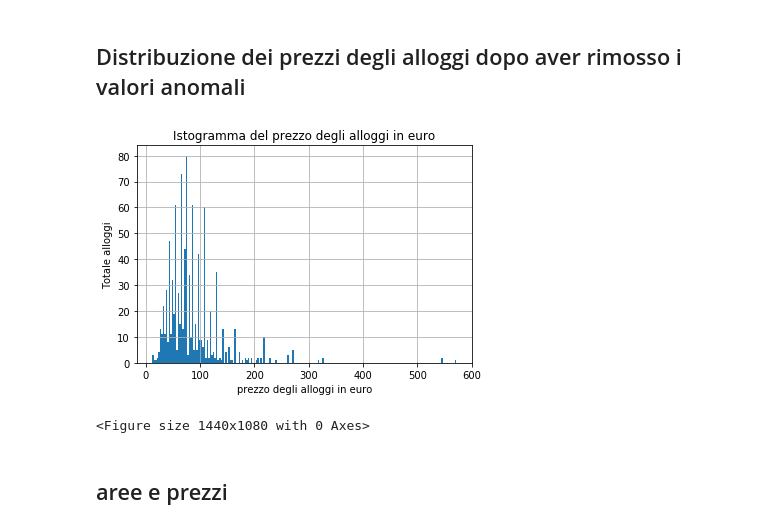
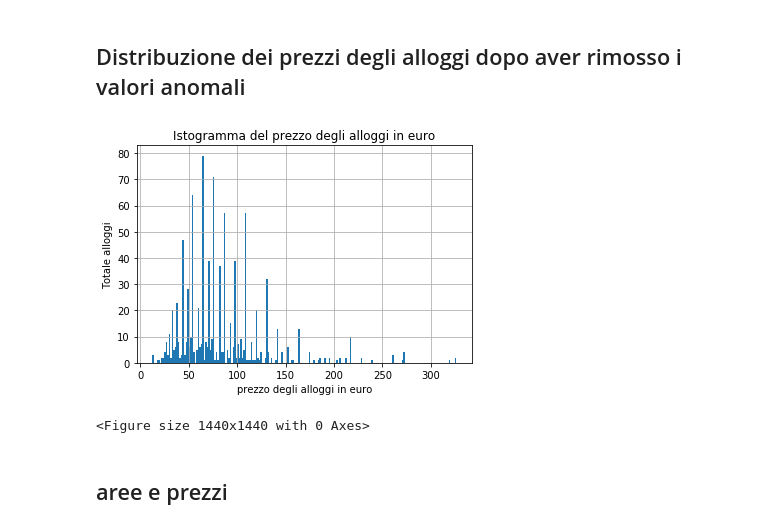
Before and after one commit to napo/airbnb_trentino2015, a Jupyter notebook: alloggi airbnb in trentino - anno 2015.ipynb, the cells around one changed output. Saved outputs shown, nothing was run; the diff lists cells and outputs as text; code cells hidden in the pictures.

```diff
--- a/alloggi airbnb in trentino - anno 2015.ipynb
+++ b/alloggi airbnb in trentino - anno 2015.ipynb
@@ -75 +99,9 @@ listings=listings[listings.name != 'Lana']
+# %%
+listings.smart_location = listings.smart_location.str.replace(", val di non ", '')
+# %%
+listings.smart_location = listings.smart_location.str.replace('daino (tn)', 'daino')
+# %%
+listings.smart_location = listings.smart_location.str.replace(' tn', '')
+# %%
+listings.smart_location = listings.smart_location.str.replace("province of", "sant'antonio di mavignola")
 # %%
@@ -406,16 +437,16 @@ listings.loc[listings['price'] == 0]['price'].count()
 # %% [markdown]
 ## Distribuzione dei prezzi degli alloggi dopo aver rimosso i valori anomali
 # %%
-listings.loc[(listings.price <= 600) & (listings.price > 0)].price.hist(bins=200)
+listings.loc[(listings.price <= 400) & (listings.price > 0)].price.hist(bins=200)
 plt.ylabel('Totale alloggi')
 plt.xlabel('prezzo degli alloggi in euro')
-plt.rcParams["figure.figsize"] = [20,10]
+plt.rcParams["figure.figsize"] = [20,15]
 plt.title('Istogramma del prezzo degli alloggi in euro');
-plt.figure(figsize=(20, 15))
+plt.figure(figsize=(20, 20))
 plt.show()
 # %% [output]
-[figure, old version]
+[figure, new version]
-<Figure size 1440x1080 with 0 Axes>
+<Figure size 1440x1440 with 0 Axes>
 # %% [markdown]
 ## aree e prezzi
 # %%
```
Also changed, not shown: parts of 47 cells of this notebook.
